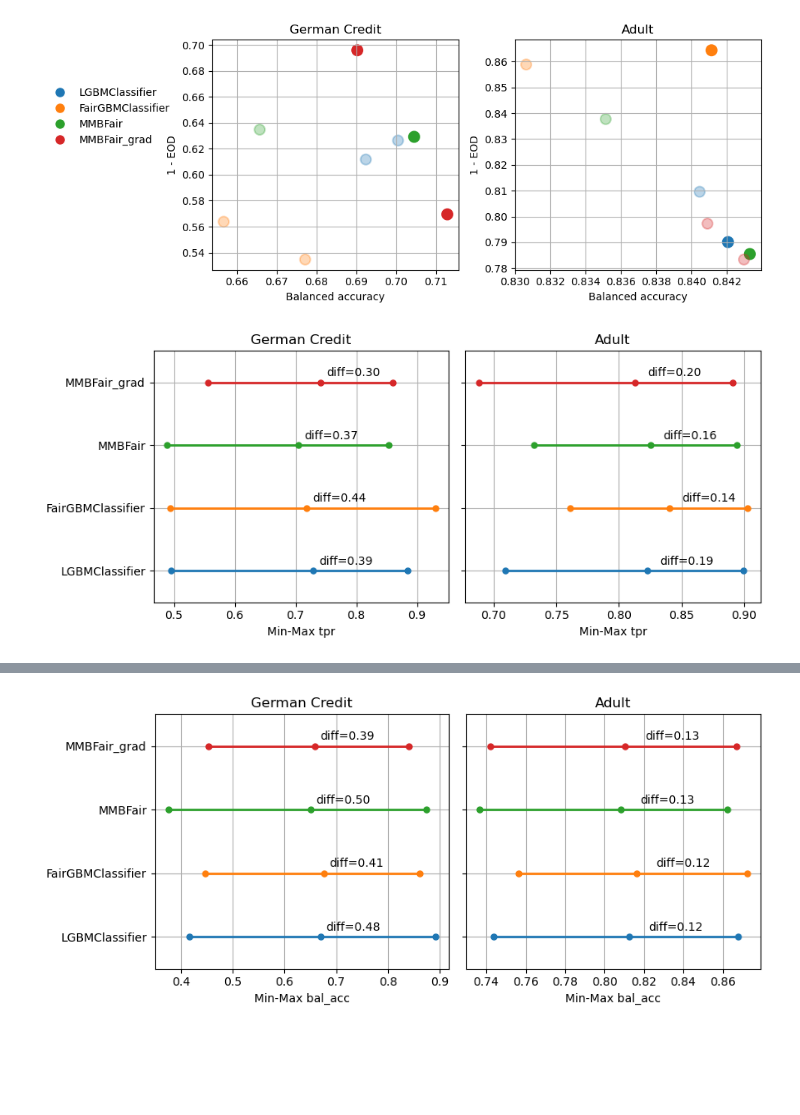
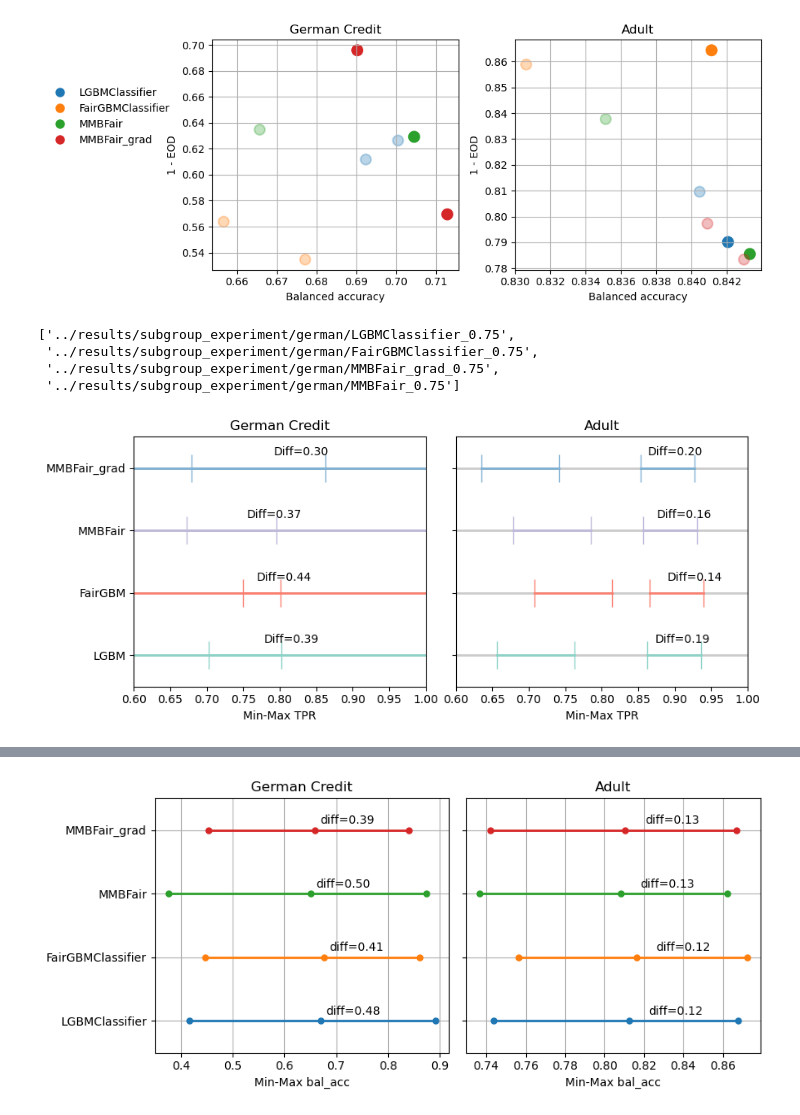
Before and after one commit to hiaac-finance/m2fgb, a Jupyter notebook: notebooks/analyze_results.ipynb, the cells around one changed output, grey strips where cells are left out. Drawn from its saved outputs; the diff is of its cells as text; code cells hidden in the pictures; blank space fills up the shorter version.

```diff
--- a/notebooks/analyze_results.ipynb
+++ b/notebooks/analyze_results.ipynb
@@ -133,8 +154,8 @@ COMPAS
 # %%
 fig, axs = plt.subplots(nrows = 1, ncols = 3, figsize = (15, 4), sharey=True)
 metric = "tpr"
-selected_models = ["LGBMClassifier", "FairGBMClassifier", "FairClassifier", "MMBFair", "MMBFair_grad"]
-for k, dataset in enumerate(["german", "compas", "adult"]):
+selected_models = ["LGBMClassifier", "FairGBMClassifier", "FairClassifier", "MMBFair", "MMBFair_grad", "MMBFair_eod", "MMBFair_grad_eod"]
+for k, dataset in enumerate(["german", "compas",]): # "adult"]):
     # load tables
     models = glob.glob(f"../results/group_experiment/{dataset}/*0.7")
     results = []
@@ -172,8 +193,8 @@ plt.tight_layout()
 # %%
 fig, axs = plt.subplots(nrows = 1, ncols = 3, figsize = (15, 4), sharey=True)
 metric = "bal_acc"
-selected_models = ["LGBMClassifier", "FairGBMClassifier", "FairClassifier", "MMBFair", "MMBFair_grad"]
-for k, dataset in enumerate(["german", "compas", "adult"]):
+selected_models = ["LGBMClassifier", "FairGBMClassifier", "FairClassifier", "MMBFair", "MMBFair_grad", "MMBFair_eod", "MMBFair_grad_eod"]
+for k, dataset in enumerate(["german", "compas",]): # "adult"]):
     # load tables
     models = glob.glob(f"../results/group_experiment/{dataset}/*0.7")
     results = []
@@ -277,42 +298,64 @@ for k, dataset in enumerate(["german", "adult"]):
 plt.tight_layout()
 # %% [output]
 [figure]
+# %%
+models
+# %% [output]
+['../results/subgroup_experiment/german/LGBMClassifier_0.75',
+ '../results/subgroup_experiment/german/FairGBMClassifier_0.75',
+ '../results/subgroup_experiment/german/MMBFair_grad_0.75',
+ '../results/subgroup_experiment/german/MMBFair_0.75']
 # %%
 fig, axs = plt.subplots(nrows = 1, ncols = 2, figsize = (9, 4), sharey=True)
 metric = "tpr"
 selected_models = ["LGBMClassifier", "FairGBMClassifier", "MMBFair", "MMBFair_grad"]
 for k, dataset in enumerate(["german", "adult"]):
     # load tables
     models = glob.glob(f"../results/subgroup_experiment/{dataset}/*0.75")
     results = []
     for model in models:
         model_name = "_".join(model.split("/")[-1].split("_")[:-1])
         alpha = float(model.split("_")[-1])
         df = pd.read_csv(model + "/results.csv")
         df["model"] = model_name
         df = df[["model", f"{metric}_min", f"{metric}_max", f"{metric}_mean"]]
+        df_std = df.groupby("model").std().reset_index()
         df = df.groupby("model").mean().reset_index()
+
         results.append(df)
 
     results = pd.concat(results).reset_index(drop=True)
 
     for i, model in enumerate(selected_models):
         df = results[results["model"] == model]
         min_ = df[f"{metric}_min"].values[0]
+        min_std = df_std[f"{metric}_min"].values[0]
         mean_ = df[f"{metric}_mean"].values[0]
         max_ = df[f"{metric}_max"].values[0]
-        axs[k].plot([min_, mean_, max_], [i, i, i], label=model, linewidth=2, marker="o", markersize=5)
+        max_std = df_std[f"{metric}_max"].values[0]
+        #axs[k].plot([min_, mean_, max_], [i, i, i], label=model, linewidth=2, marker="|", markersize=25)
+        # draw black line
+        axs[k].plot([0, 1], [i, i], color="#cccccc", linewidth=2)
+
+        # draw min and std
+        axs[k].plot([min_ - min_std, min_ + min_std], [i, i], color=methods_color[model], linewidth=2, marker="|", markersize=25)
+
+        axs[k].plot([max_ - max_std, max_ + max_std], [i, i], color=methods_color[model], linewidth=2, marker="|", markersize=25)
         # annotate the difference above the line
-        axs[k].annotate(f"diff={max_ - min_:.2f}", xy=(mean_, i), xytext=(mean_ + 0.01, i + 0.1), fontsize=10)
+        axs[k].annotate(f"Diff={max_ - min_:.2f}", xy=(mean_, i), xytext=(mean_ + 0.05, i + 0.2), fontsize=10)
 
 
-    axs[k].grid()
+    # make only vertical grid
+    #axs[k].grid(axis="x")
     axs[k].set_title(dataset_names[dataset])
-    axs[k].set_xlabel(f"Min-Max {metric}")
+    axs[k].set_xlabel(f"Min-Max {metrics_names[metric]}")
     axs[k].set_ylim(-0.5, len(selected_models) - 0.5)
     axs[k].set_yticks(range(len(selected_models)))
-    axs[k].set_yticklabels(selected_models)
+    axs[k].set_yticklabels([methods_names[model] for model in selected_models])
 
+    axs[k].set_xlim(0.6, 1)
 plt.tight_layout()
+plt.savefig("subgroup_experiment.pdf")
+plt.show()
 # %% [output]
-[figure, old version]
+[figure, new version]
```
Also changed, not shown: parts of 6 cells of this notebook, 2 other files.
